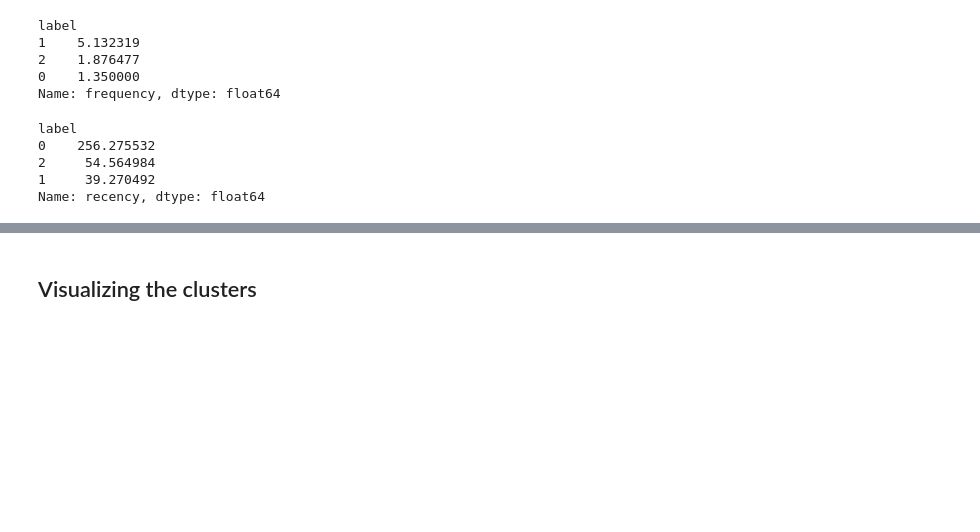
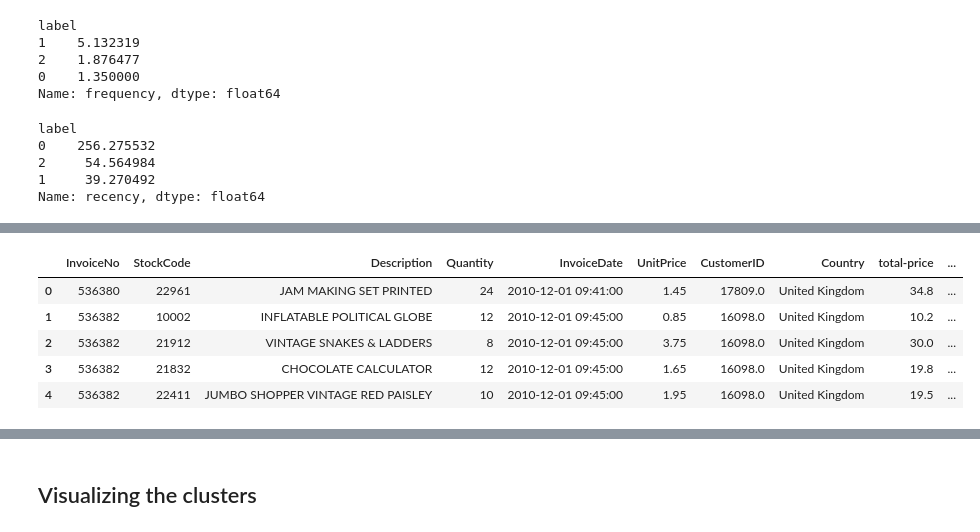
Before and after one commit to sanhiitaa/customer-segmentation-rfm-analysis, a Jupyter notebook: customer_segmentation.ipynb, the cells around one changed output, grey strips where cells are left out. Cells and saved outputs as stored; diff of their text form; code cells hidden in the pictures; blank space fills up the shorter version.

```diff
--- a/customer_segmentation.ipynb
+++ b/customer_segmentation.ipynb
@@ -805,0 +809,12 @@ Label 2: Engaged customers
+# %%
+# merging merge_vals to df1
+df1=df1.merge(merge_vals,how='left',on='CustomerID')
+df1=df1.dropna().reset_index(drop=True) #dropping all values that were removed during outlier analysis and resetting the index from 0
+df1.head()
+# %% [output]
+|  | InvoiceNo | StockCode | Description | Quantity | InvoiceDate | UnitPrice | CustomerID | Country | total-price | ... |
+| 0 | 536380 | 22961 | JAM MAKING SET PRINTED | 24 | 2010-12-01 09:41:00 | 1.45 | 17809.0 | United Kingdom | 34.8 | ... |
+| 1 | 536382 | 10002 | INFLATABLE POLITICAL GLOBE | 12 | 2010-12-01 09:45:00 | 0.85 | 16098.0 | United Kingdom | 10.2 | ... |
+| 2 | 536382 | 21912 | VINTAGE SNAKES & LADDERS | 8 | 2010-12-01 09:45:00 | 3.75 | 16098.0 | United Kingdom | 30.0 | ... |
+| 3 | 536382 | 21832 | CHOCOLATE CALCULATOR | 12 | 2010-12-01 09:45:00 | 1.65 | 16098.0 | United Kingdom | 19.8 | ... |
+| 4 | 536382 | 22411 | JUMBO SHOPPER VINTAGE RED PAISLEY | 10 | 2010-12-01 09:45:00 | 1.95 | 16098.0 | United Kingdom | 19.5 | ... |
```
Also changed, not shown: parts of 5 cells of this notebook.
